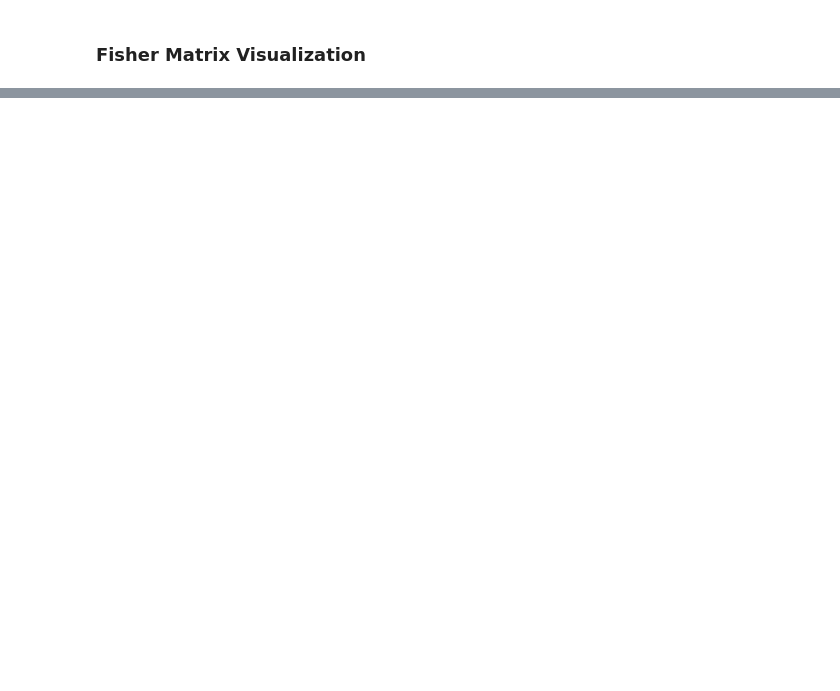
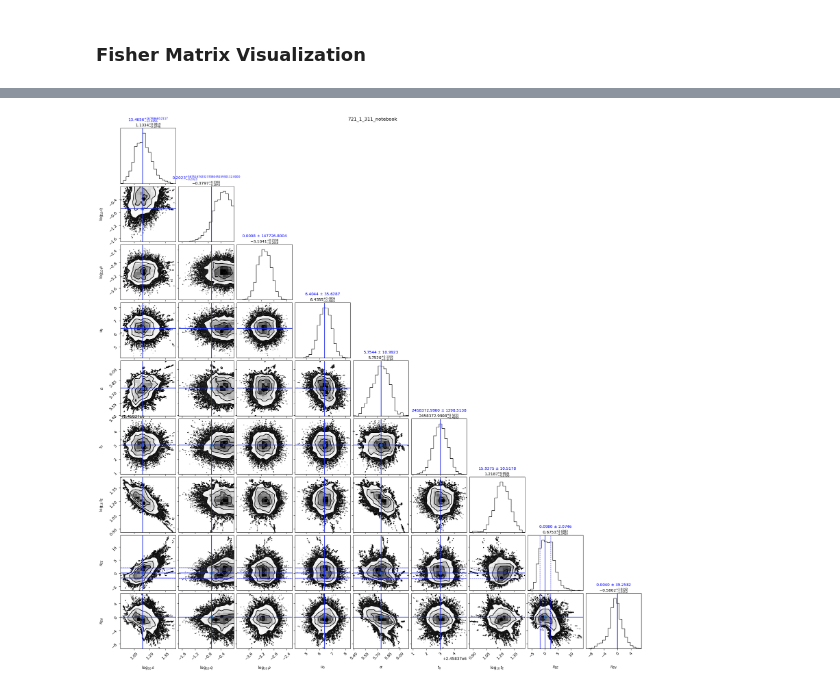
Before and after one commit to AmberLee2427/GullsPosteriors, a Jupyter notebook: fisher_exploration.ipynb, the cells around one changed output, grey strips where cells are left out. Cells and saved outputs as stored; diff of their text form; code cells hidden in the pictures; blank space fills up the shorter version.

```diff
--- a/fisher_exploration.ipynb
+++ b/fisher_exploration.ipynb
@@ -596,0 +710,82 @@ Save processed data and analysis results:
+# %%
+# Reload the Fit module to get the updated corner_post function
+import importlib
+import sys
+
+# Remove the Fit module from cache
+if 'Fit' in sys.modules:
+    del sys.modules['Fit']
+if 'Fit.Fit' in sys.modules:
+    del sys.modules['Fit.Fit']
+if 'Fit._emcee' in sys.modules:
+    del sys.modules['Fit._emcee']
+
+# Reimport with the new return_figure option
+from Fit import Fit
+
+if samples is not None and hasattr(data_obj, 'full_fisher_matrix') and data_obj.full_fisher_matrix is not None:
+    print("Creating Fisher corner plot using FULL Fisher matrix (including flux parameters)...")
+
+    print(f"Full Fisher matrix shape: {data_obj.full_fisher_matrix.shape}")
+    print(f"Full covariance matrix shape: {data_obj.full_covariance.shape}")
+    print(f"Number of flux parameters included: {data_obj.n_flux_params}")
+
+    # Use the full covariance matrix and extract the model parameter block
+    n_model_params = 9
+    model_fisher_cov = data_obj.full_covariance[:n_model_params, :n_model_params]
+    model_fisher_unc = np.sqrt(np.diag(model_fisher_cov))
+
+    print(f"Model parameter covariance block from FULL Fisher matrix: {model_fisher_cov.shape}")
+    print(f"Model parameter uncertainties from FULL Fisher matrix:")
+    param_names_short = ['log10(s)', 'log10(q)', 'log10(rho)', 'u0', 'alpha', 't0', 'log10(tE)', 'piEE', 'piEN']
+    for i, (name, unc) in enumerate(zip(param_names_short, model_fisher_unc)):
+        print(f"  {name}: {unc:.6f}")
+
+    print(f"\nComparison with marginalized Fisher:")
+    print(f"Marginalized uncertainties: {data_obj.model_parameter_uncertainties}")
+    print(f"Full Fisher uncertainties:  {model_fisher_unc}")
+    ratio = model_fisher_unc / data_obj.model_parameter_uncertainties
+    print(f"Ratio (full/marginalized):  {ratio}")
+    print(f"Maximum ratio: {np.max(ratio):.6f}, Minimum ratio: {np.min(ratio):.6f}")
+
+    # Create a Fit object
+    fit_obj = Fit()
+
+    # Parameters for the corner plot
+    log_param_names = ["s", "q", "rho", "tE"]  # Parameters that are log-transformed
+    k2_68_percent = 2.30  # 68% confidence ellipses
+
+    # Call corner_post with return_figure=True to display in notebook
+    fig = fit_obj.corner_post(
+        samples=samples,
+        event_name=f"{event_name}_full_fisher",
+        path="./",  # Still need path for consistency, but won't be used
+        truths=truths,
+        fisher_covariance=model_fisher_cov,  # Use the model block from FULL Fisher matrix
+        fisher_uncertainties=model_fisher_unc,  # Use uncertainties from FULL Fisher matrix
+        log_param_names=log_param_names,
+        k2=k2_68_percent,  # 68% confidence ellipses
+        return_figure=True  # Return figure instead of saving
+    )
+
+    # Display the figure in the notebook
+    plt.show()
+
+    print("Fisher corner plot displayed using FULL Fisher matrix!")
+    print(f"✓ Used full {data_obj.full_fisher_matrix.shape[0]}×{data_obj.full_fisher_matrix.shape[1]} Fisher matrix including {data_obj.n_flux_params} flux parameters")
+    print("✓ Model parameter uncertainties extracted from full Fisher matrix")
+    print("✓ Flux parameters properly marginalized through full matrix inversion")
+    print("✓ Posterior samples shown as histograms and scatter plots")
+    print("✓ Truth values shown as blue solid lines")
+    print("✓ Fisher uncertainties shown as blue dashed lines (±1σ)")
+    print("✓ Fisher confidence ellipses shown in blue (68% confidence)")
+
+else:
+    print("Cannot create Fisher corner plot - missing samples or full Fisher matrix")
+    if not hasattr(data_obj, 'full_fisher_matrix'):
+        print("  - full_fisher_matrix attribute missing")
+    elif data_obj.full_fisher_matrix is None:
+        print("  - full_fisher_matrix is None")
+    if samples is None:
+        print("  - samples is None")
+# %% [output]
@@ -596,0 +793 @@ Save processed data and analysis results:
+[figure, added]
```
Also changed, not shown: parts of 23 cells of this notebook, 3 other files.
